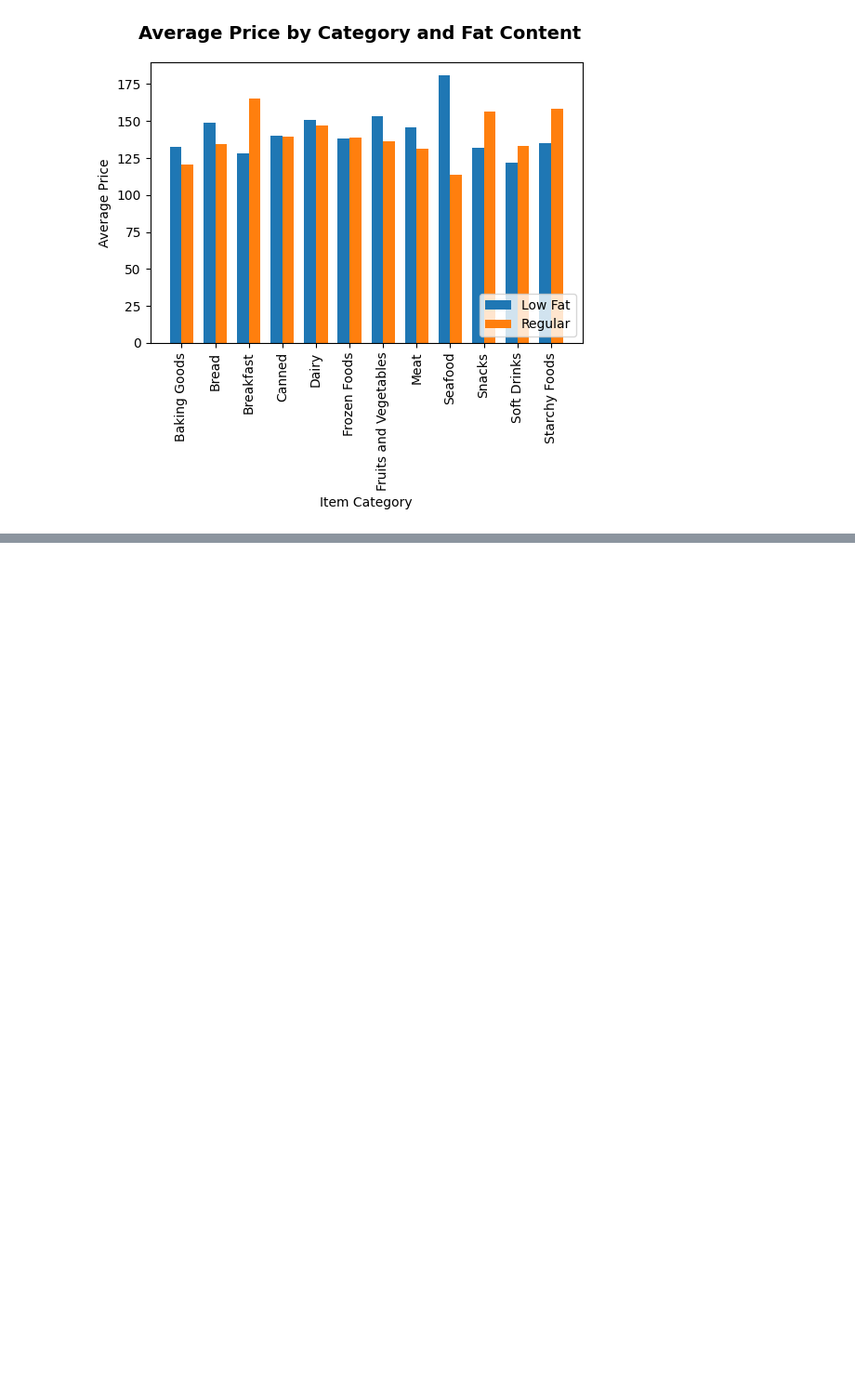
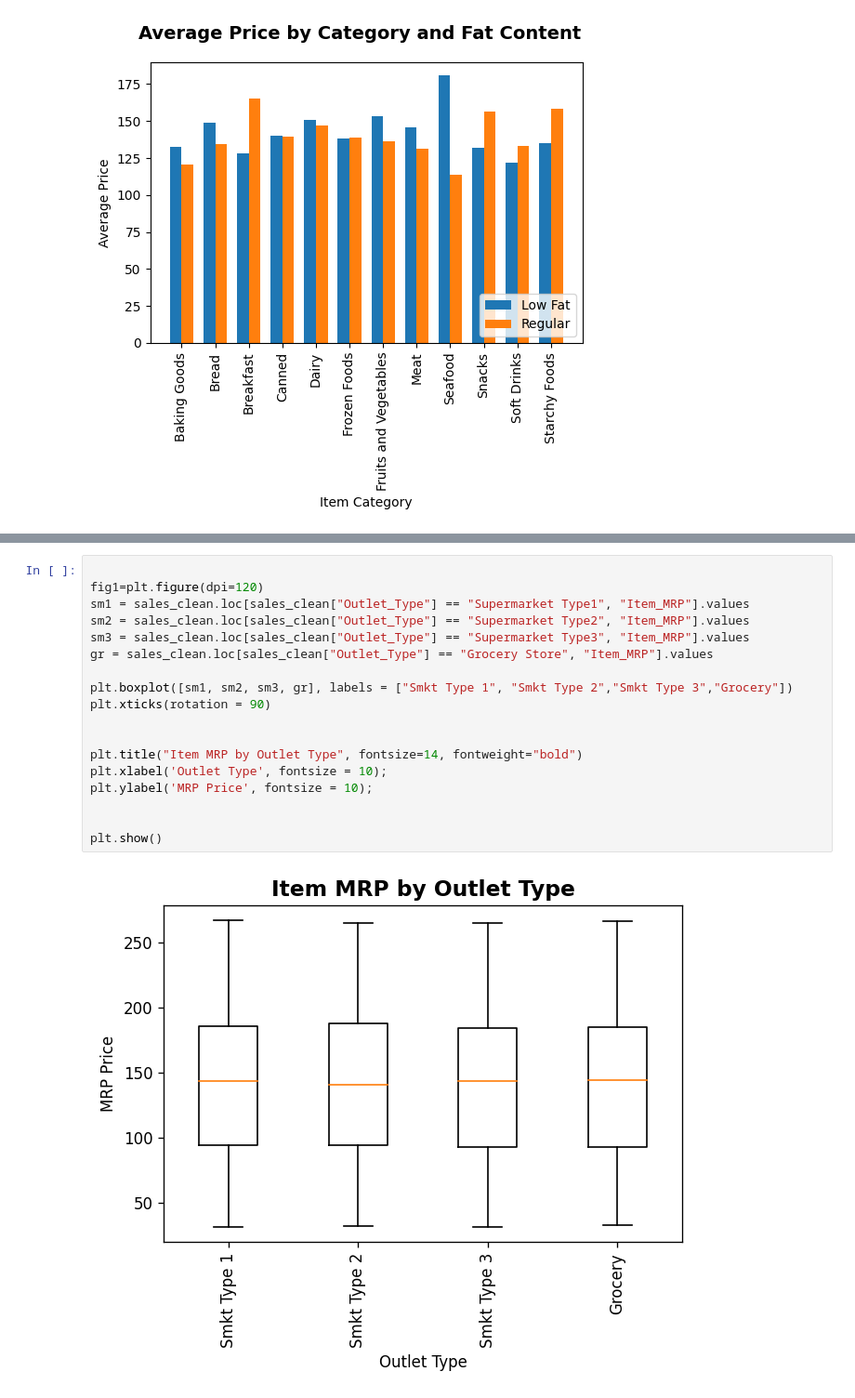
Before and after one commit to garrettfenchel/Coding-Dojo-Predicting-Sales-Volume, a Jupyter notebook: Project_1.ipynb, the cells around one changed output, grey strips where cells are left out. Shown at 93% size. Drawn from its saved outputs; the diff is of its cells as text; blank space fills up the shorter version.

```diff
--- a/Project_1.ipynb
+++ b/Project_1.ipynb
@@ -469,0 +514,20 @@ Text(0.5, 0.98, 'Average Price by Category and Fat Content')
+# %%
+
+fig1=plt.figure(dpi=120)
+sm1 = sales_clean.loc[sales_clean["Outlet_Type"] == "Supermarket Type1", "Item_MRP"].values
+sm2 = sales_clean.loc[sales_clean["Outlet_Type"] == "Supermarket Type2", "Item_MRP"].values
+sm3 = sales_clean.loc[sales_clean["Outlet_Type"] == "Supermarket Type3", "Item_MRP"].values
+gr = sales_clean.loc[sales_clean["Outlet_Type"] == "Grocery Store", "Item_MRP"].values
+
+plt.boxplot([sm1, sm2, sm3, gr], labels = ["Smkt Type 1", "Smkt Type 2","Smkt Type 3","Grocery"])
+plt.xticks(rotation = 90)
+
+
+plt.title("Item MRP by Outlet Type", fontsize=14, fontweight="bold")
+plt.xlabel('Outlet Type', fontsize = 10);
+plt.ylabel('MRP Price', fontsize = 10);
+
+
+plt.show()
+# %% [output]
+[figure, added]
```
Also changed, not shown: parts of 9 cells of this notebook.
